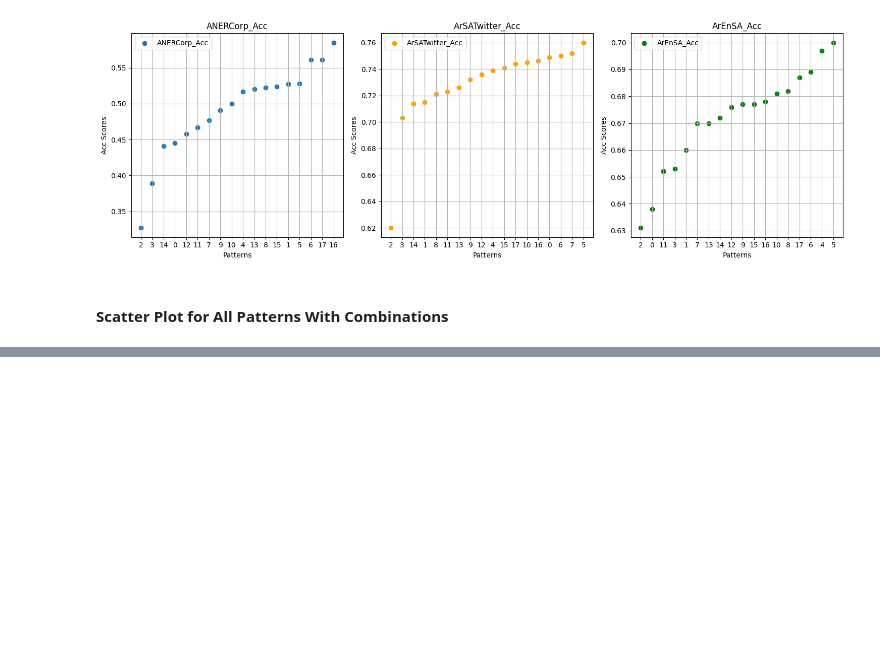
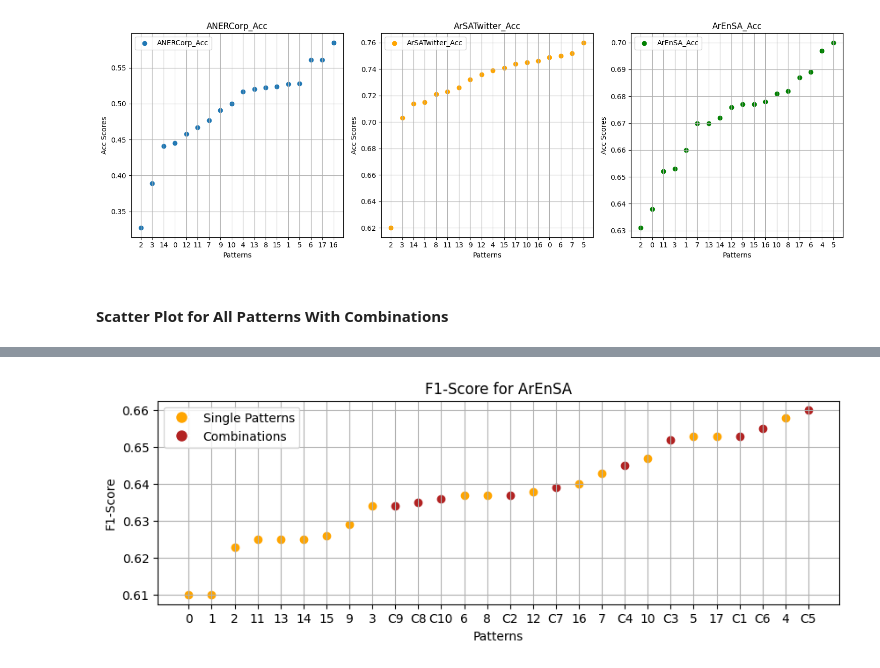
Before and after one commit to moeyad7/Thesis_Data, a Jupyter notebook: thesis-plots.ipynb, the cells around one changed output, grey strips where cells are left out. Saved outputs shown, nothing was run; the diff lists cells and outputs as text; code cells hidden in the pictures; blank space fills up the shorter version.

```diff
--- a/thesis-plots.ipynb
+++ b/thesis-plots.ipynb
@@ -592,0 +565,34 @@ plt.show()
+# %%
+import matplotlib.pyplot as plt
+from matplotlib.lines import Line2D
+
+# ArEnSA F1-Score
+
+ArEnSA_F1 = [0.610,0.610,0.623,0.634,0.658,0.653,0.637,0.643,0.637,0.629,0.647,0.625,0.638,0.625,0.625,0.626,0.640,0.653,0.653,0.637,0.652,0.645,0.660,0.655,0.639,0.635,0.634,0.636]
+
+patterns = [0, 1, 2, 3, 4, 5, 6, 7, 8, 9, 10, 11, 12, 13, 14, 15, 16, 17, 'C1', 'C2', 'C3', 'C4', 'C5', 'C6', 'C7', 'C8', 'C9', 'C10']
+
+ArEnSA_indices = list(zip(ArEnSA_F1, patterns))
+sorted_ArEnSA = sorted(ArEnSA_indices, key=lambda tup: tup[0])
+ArEnSA_F1_sorted, ArEnSA__patterns_sorted = zip(*sorted_ArEnSA)
+
+
+plt.figure(figsize=(10, 3))
+
+for i, pattern in enumerate(ArEnSA__patterns_sorted):
+    color = 'orange' if not str(pattern).startswith('C') else 'firebrick'
+    label = 'Single Patterns' if not str(pattern).startswith('C') else 'Combinations'
+    plt.scatter(i, ArEnSA_F1_sorted[i], label=label, color=color)
+
+plt.title('F1-Score for ArEnSA')
+plt.xlabel('Patterns')
+plt.ylabel('F1-Score')
+plt.xticks(range(len(ArEnSA__patterns_sorted)), ArEnSA__patterns_sorted)
+legend_elements = [
+    Line2D([0], [0], marker='o', color='w', label='Single Patterns', markerfacecolor='orange', markersize=10),
+    Line2D([0], [0], marker='o', color='w', label='Combinations', markerfacecolor='firebrick', markersize=10)
+]
+plt.legend(handles=legend_elements, loc='upper left')
+plt.grid(True)
+# %% [output]
+[figure, added]
```
Also changed, not shown: parts of 6 cells of this notebook.
